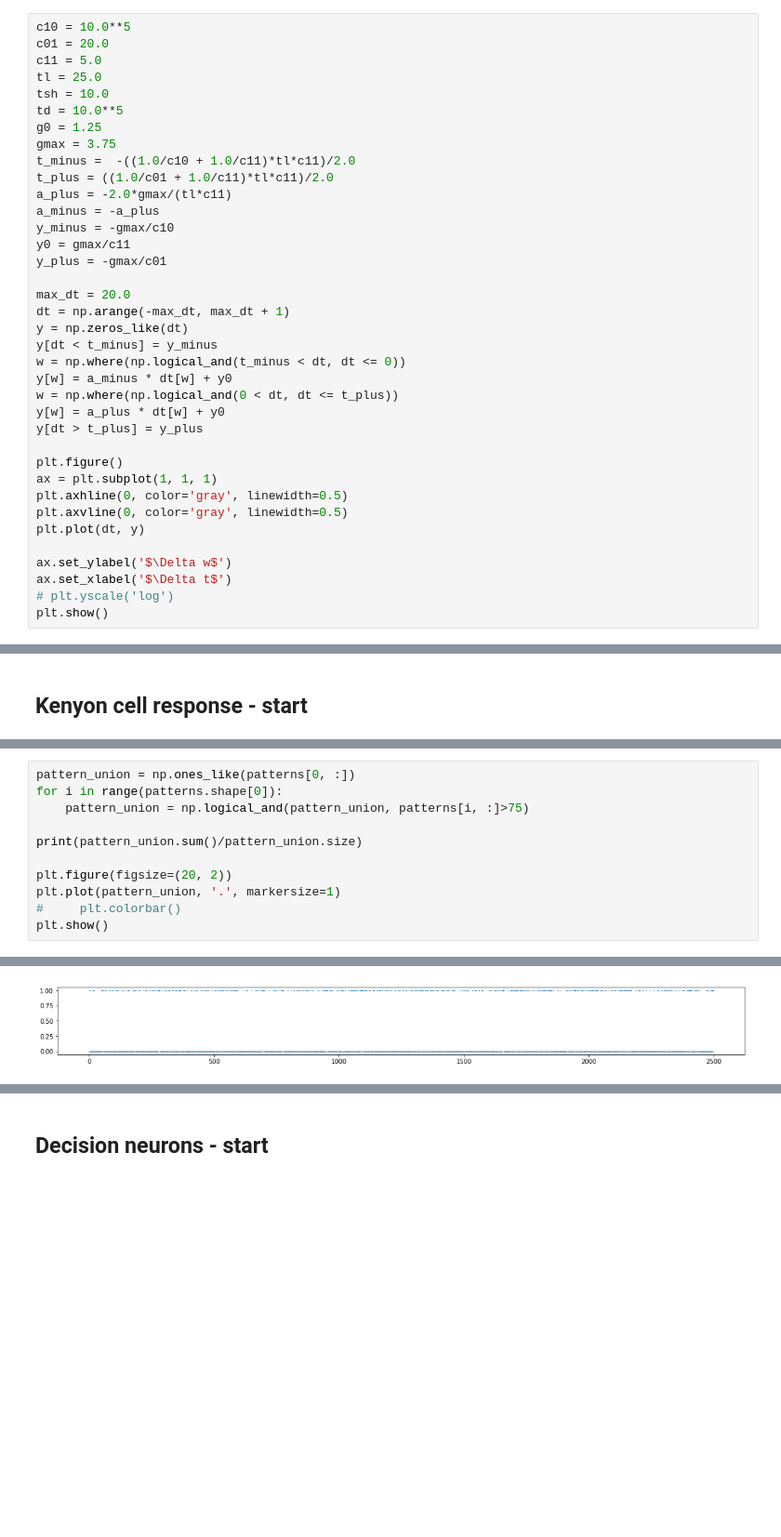
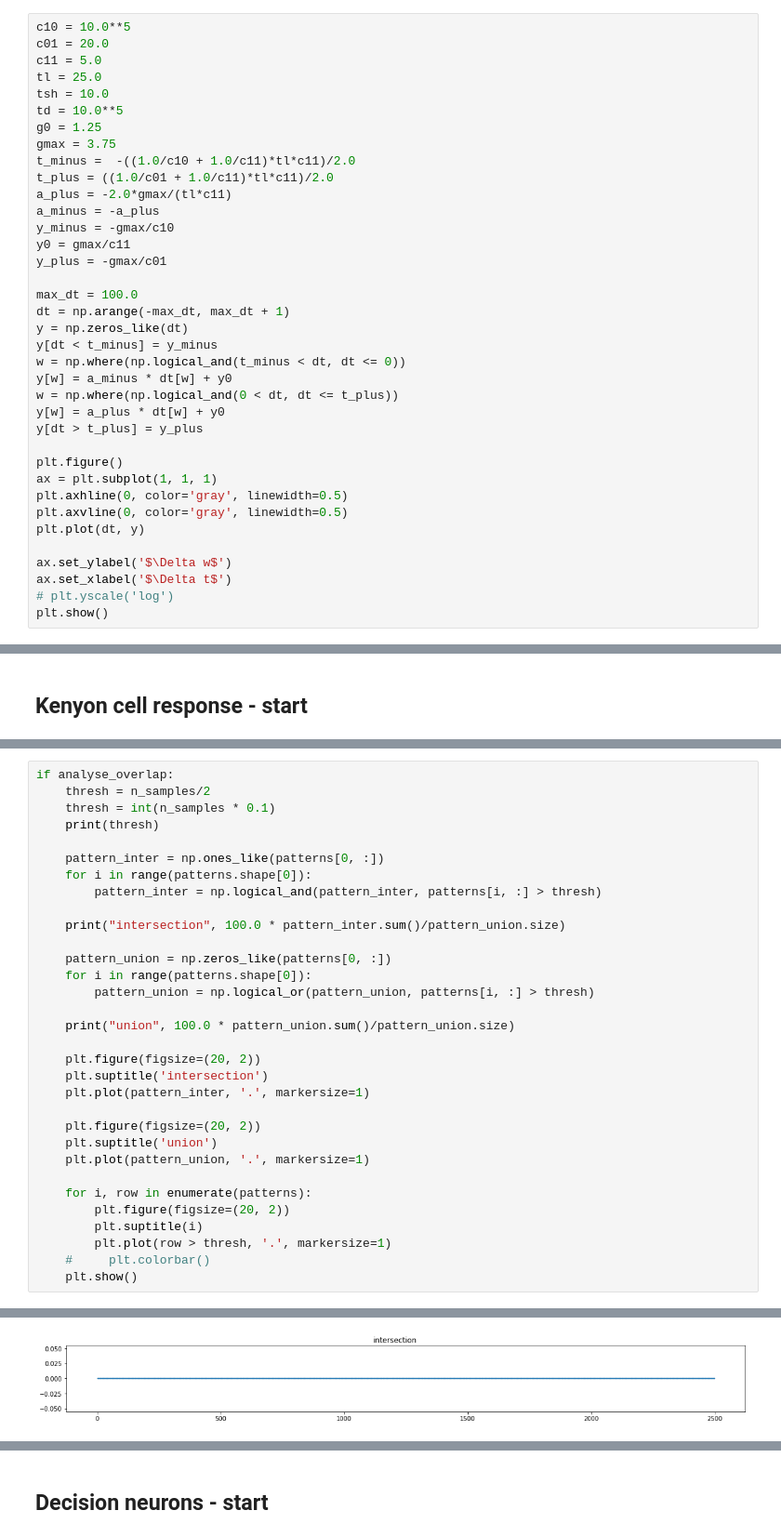
Before and after one commit to chanokin/brainscales-recognition, a Jupyter notebook: codebase/mushroom_body/analyze_mbody_results.ipynb, the cells around one changed output, grey strips where cells are left out. Shown at 93% size. Cells and saved outputs as stored; diff of their text form; blank space fills up the shorter version.

```diff
--- a/codebase/mushroom_body/analyze_mbody_results.ipynb
+++ b/codebase/mushroom_body/analyze_mbody_results.ipynb
@@ -156,7 +156,7 @@ y_minus = -gmax/c10
 y0 = gmax/c11
 y_plus = -gmax/c01
 
-max_dt = 20.0
+max_dt = 100.0
 dt = np.arange(-max_dt, max_dt + 1)
 y = np.zeros_like(dt)
 y[dt < t_minus] = y_minus
@@ -656,12 +772,33 @@ KeyboardInterrupt:
 # %%
-pattern_union = np.ones_like(patterns[0, :])
-for i in range(patterns.shape[0]):
-    pattern_union = np.logical_and(pattern_union, patterns[i, :]>75)
+if analyse_overlap:
+    thresh = n_samples/2
+    thresh = int(n_samples * 0.1)
+    print(thresh)
 
-print(pattern_union.sum()/pattern_union.size)
+    pattern_inter = np.ones_like(patterns[0, :])
+    for i in range(patterns.shape[0]):
+        pattern_inter = np.logical_and(pattern_inter, patterns[i, :] > thresh)
 
-plt.figure(figsize=(20, 2))
-plt.plot(pattern_union, '.', markersize=1)
-#     plt.colorbar()
-plt.show()
+    print("intersection", 100.0 * pattern_inter.sum()/pattern_union.size)
+
+    pattern_union = np.zeros_like(patterns[0, :])
+    for i in range(patterns.shape[0]):
+        pattern_union = np.logical_or(pattern_union, patterns[i, :] > thresh)
+
+    print("union", 100.0 * pattern_union.sum()/pattern_union.size)
+
+    plt.figure(figsize=(20, 2))
+    plt.suptitle('intersection')
+    plt.plot(pattern_inter, '.', markersize=1)
+
+    plt.figure(figsize=(20, 2))
+    plt.suptitle('union')
+    plt.plot(pattern_union, '.', markersize=1)
+
+    for i, row in enumerate(patterns):
+        plt.figure(figsize=(20, 2))
+        plt.suptitle(i)
+        plt.plot(row > thresh, '.', markersize=1)
+    #     plt.colorbar()
+    plt.show()
 # %% [output]
@@ -669 +808 @@ plt.show()
-[figure, old version]
+[figure, new version]
```
Also changed, not shown: parts of 29 cells of this notebook, 20 other files.
